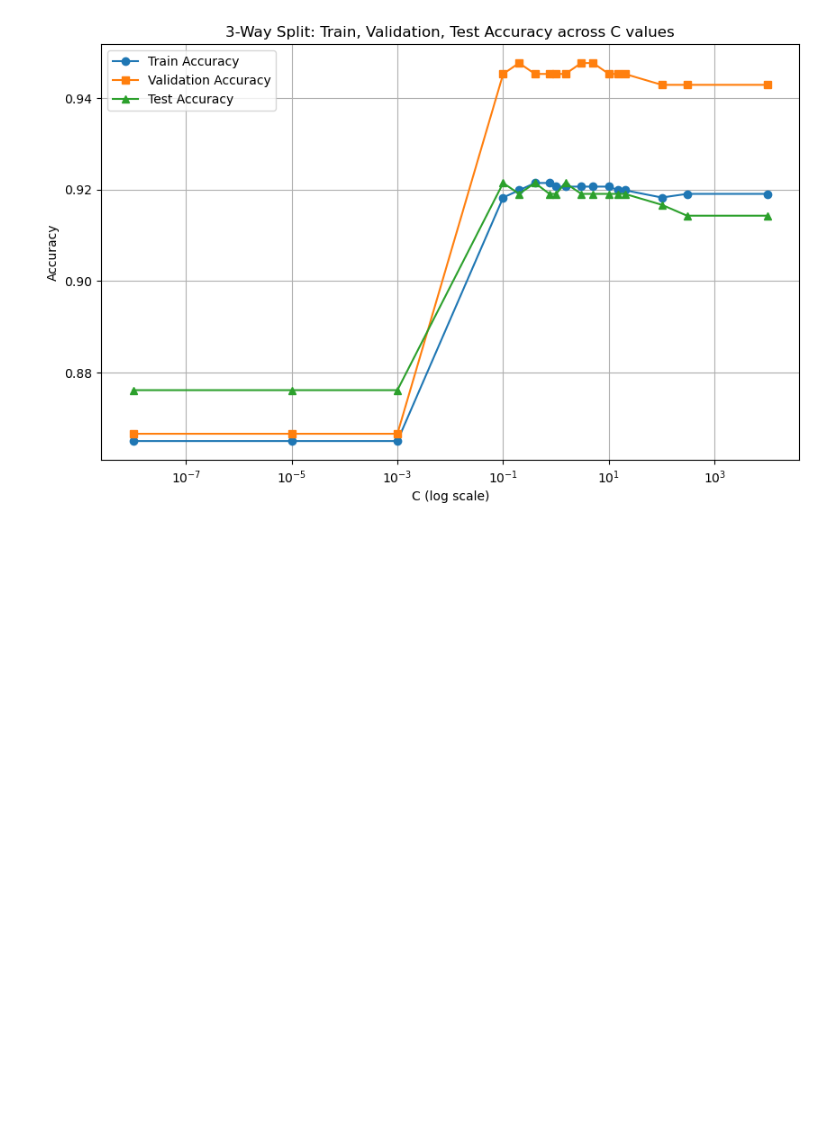
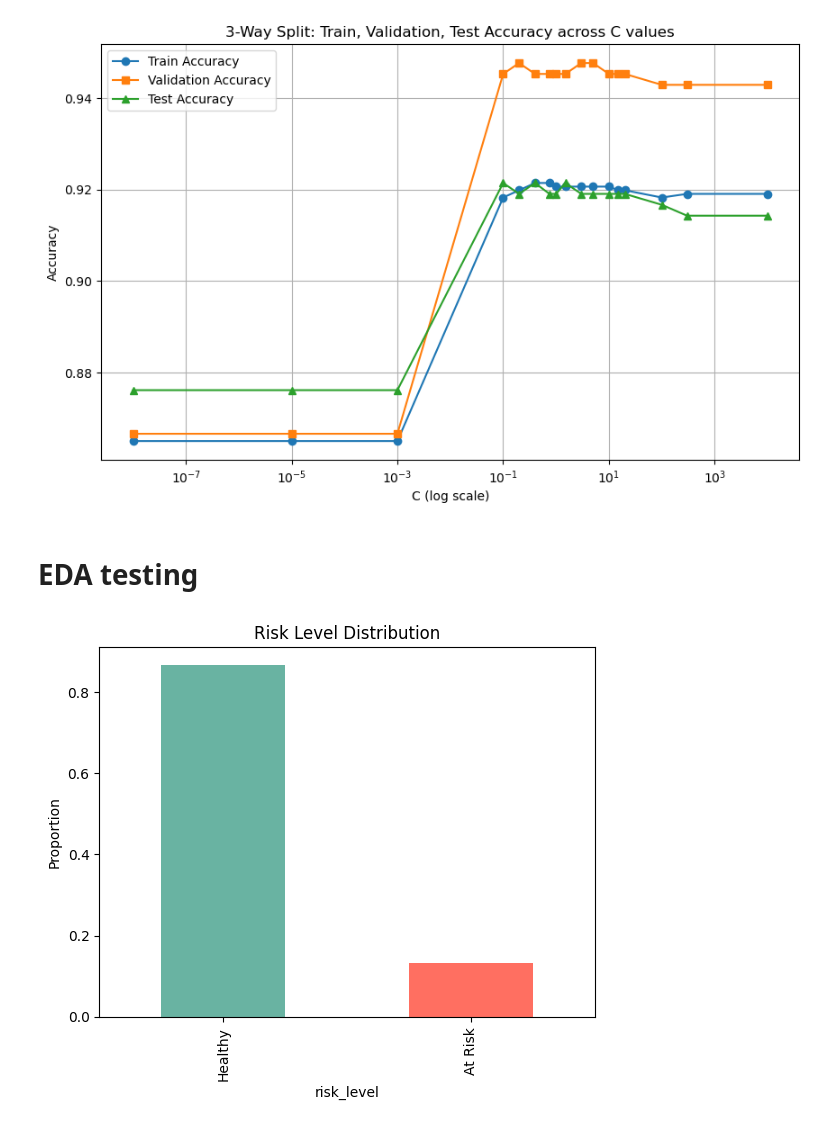
Before and after one commit to R-Vel/ML_Lab2, a Jupyter notebook: ML2 Lab 2.ipynb, the cells around one changed output. Cells and saved outputs as stored; diff of their text form; code cells hidden in the pictures; blank space fills up the shorter version.

```diff
--- a/ML2 Lab 2.ipynb
+++ b/ML2 Lab 2.ipynb
@@ -649,3 +649,12 @@ C=100      | Train=0.9183 | Val=0.9429 | Test=0.9167
 C=300      | Train=0.9190 | Val=0.9429 | Test=0.9143
 C=10000    | Train=0.9190 | Val=0.9429 | Test=0.9143
 [figure]
+# %% [markdown]
+# EDA testing
+# %%
+df['risk_level'].value_counts(normalize=True).plot(kind='bar', color=['#69b3a2','#ff6f61'])
+plt.title('Risk Level Distribution')
+plt.ylabel('Proportion')
+plt.show()
+# %% [output]
+[figure, added]
```
Also changed, not shown: parts of 11 cells of this notebook, 1 other file.
